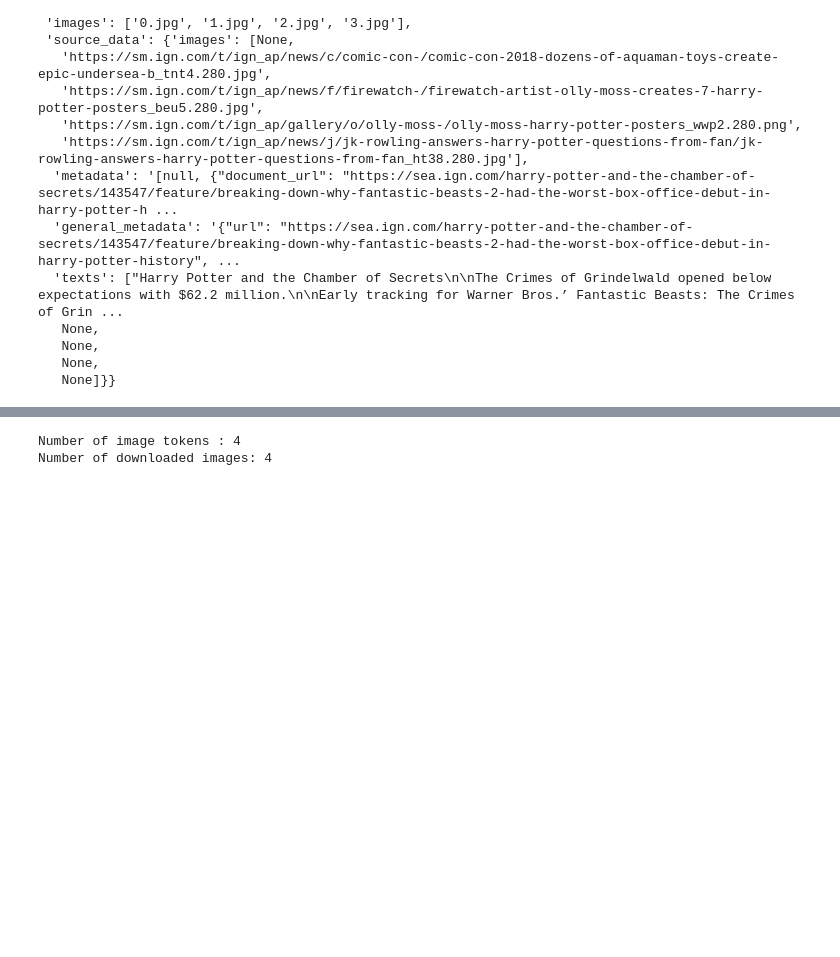
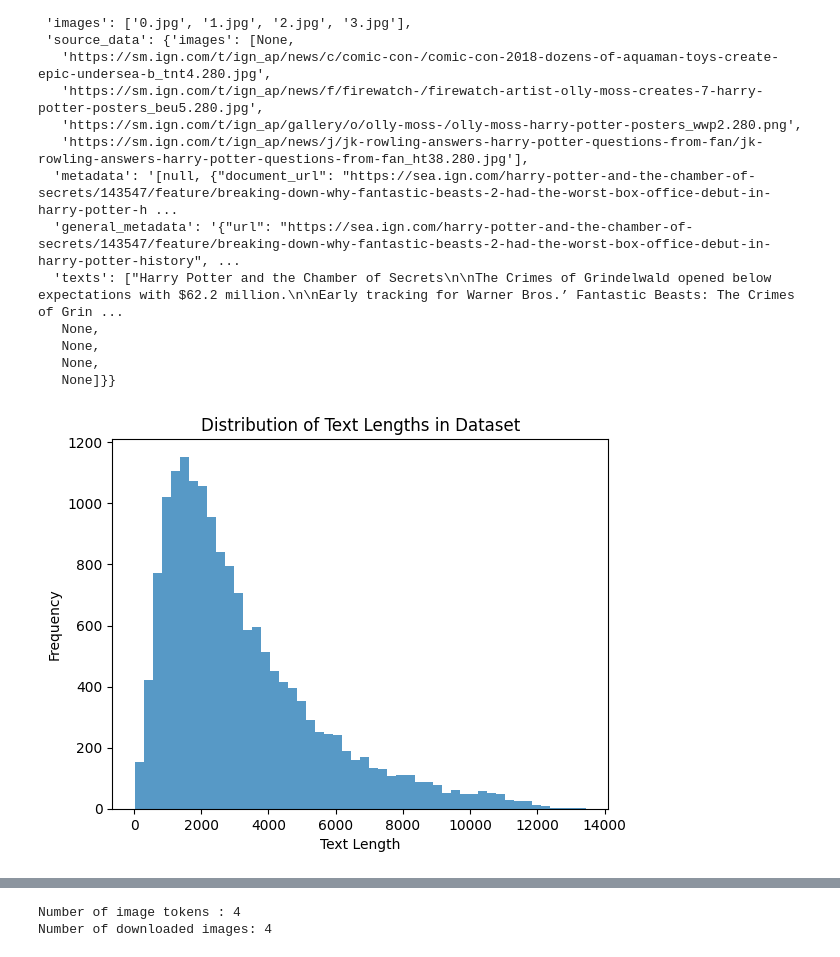
Before and after one commit to SnowNation101/NYX, a Jupyter notebook: data_generation/check_data.ipynb, the cells around one changed output, grey strips where cells are left out. Cells and saved outputs as stored; diff of their text form; code cells hidden in the pictures; blank space fills up the shorter version.

Commit message:
check data

```diff
--- a/data_generation/check_data.ipynb
+++ b/data_generation/check_data.ipynb
@@ -29,3 +29,14 @@ dataset[0]
    None,
    None,
    None]}}
+# %%
+import matplotlib.pyplot as plt
+
+text_lengths = [len(data['text']) for data in dataset]
+plt.hist(text_lengths, bins=50, alpha=0.75)
+plt.xlabel('Text Length')
+plt.ylabel('Frequency')
+plt.title('Distribution of Text Lengths in Dataset')
+plt.show()
+# %% [output]
+[figure, added]
```
Also changed, not shown: parts of 4 cells of this notebook.
